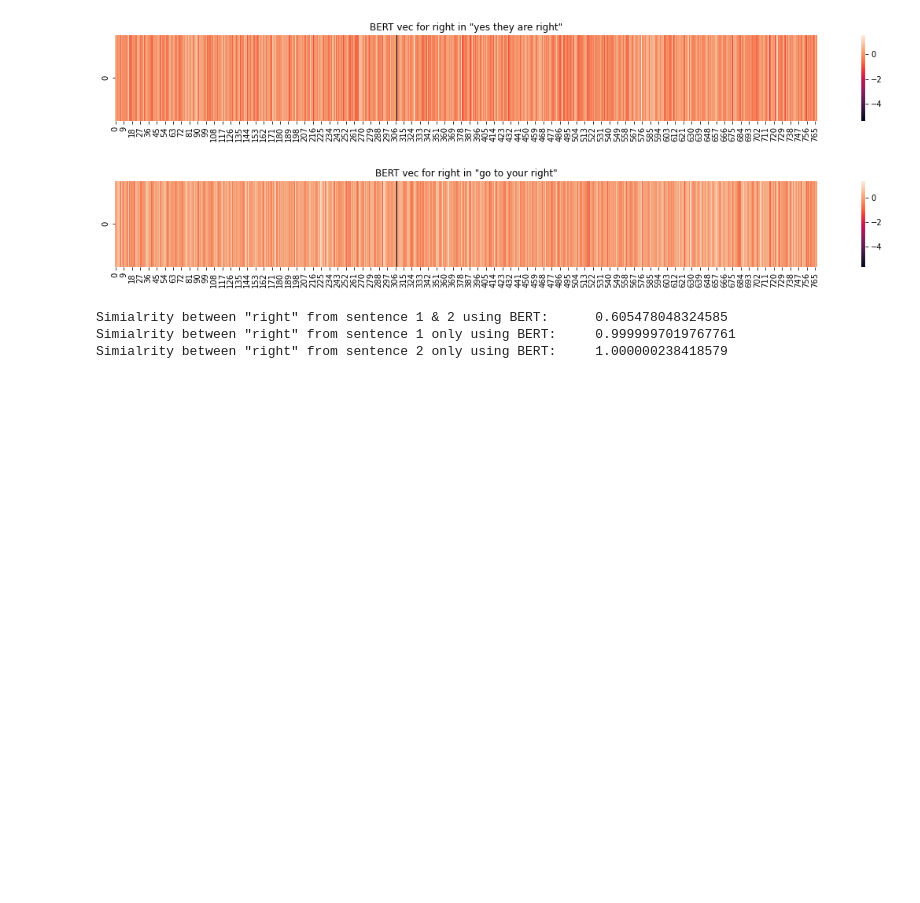
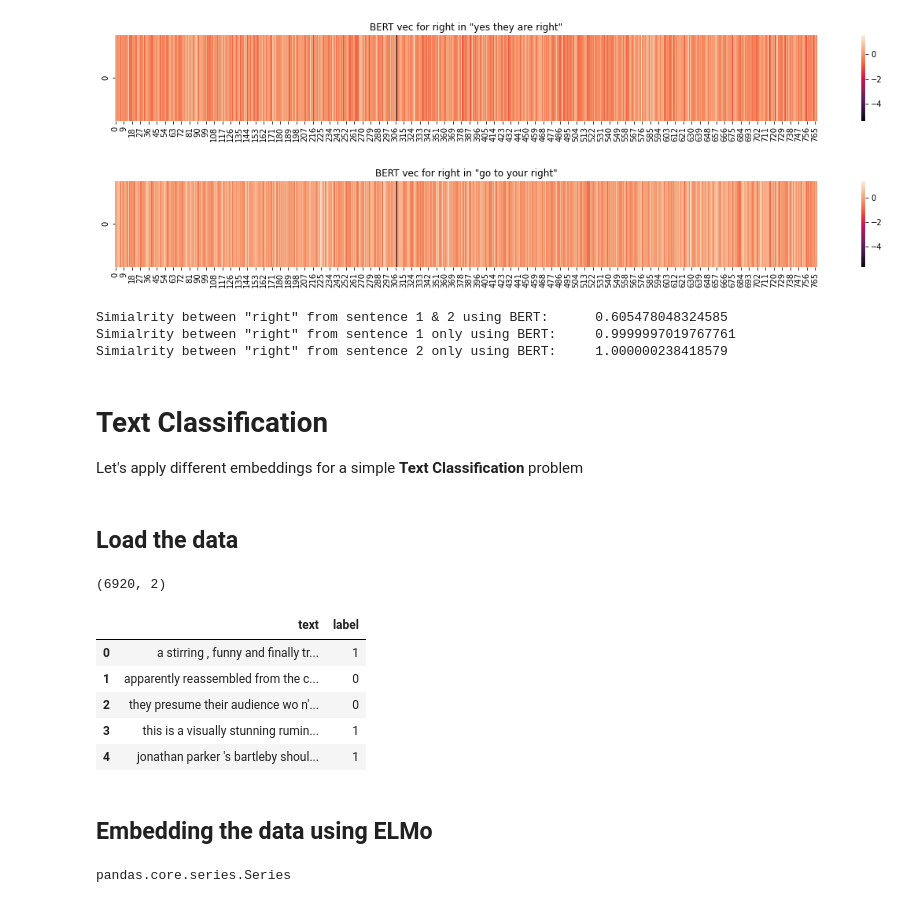
Before and after one commit to ashishu007/Word-Embeddings, a Jupyter notebook: word_embs.ipynb, the cells around one changed output. Cells and saved outputs as stored; diff of their text form; code cells hidden in the pictures; blank space fills up the shorter version.

Commit message:
added classif

```diff
--- a/word_embs.ipynb
+++ b/word_embs.ipynb
@@ -232,3 +236,6 @@ print("Simialrity between \"right\" from sentence 2 only using BERT:\t{}".format
 Simialrity between "right" from sentence 1 & 2 using BERT:      0.605478048324585
 Simialrity between "right" from sentence 1 only using BERT:     0.9999997019767761
 Simialrity between "right" from sentence 2 only using BERT:     1.000000238418579
+# %% [markdown]
+# Text Classification
+Let's apply different embeddings for a simple **Text Classification** problem
@@ -234,0 +246,17 @@ Simialrity between "right" from sentence 2 only using BERT:     1.00000023841857
+# %% [markdown]
+## Load the data
+# %%
+df = pd.read_csv('./data/train.tsv', delimiter='\t', names=["text", "label"])
+print(df.shape)
+df = df[:2000]
+df.head(5)
+# %% [output]
+(6920, 2)
+|  | text | label |
+| 0 | a stirring , funny and finally tr... | 1 |
+| 1 | apparently reassembled from the c... | 0 |
+| 2 | they presume their audience wo n'... | 0 |
+| 3 | this is a visually stunning rumin... | 1 |
+| 4 | jonathan parker 's bartleby shoul... | 1 |
+# %% [markdown]
+## Embedding the data using ELMo
@@ -234,0 +265,4 @@ Simialrity between "right" from sentence 2 only using BERT:     1.00000023841857
+# %%
+type(elmo_embs)
+# %% [output]
+pandas.core.series.Series
```
Also changed, not shown: parts of 21 cells of this notebook.
